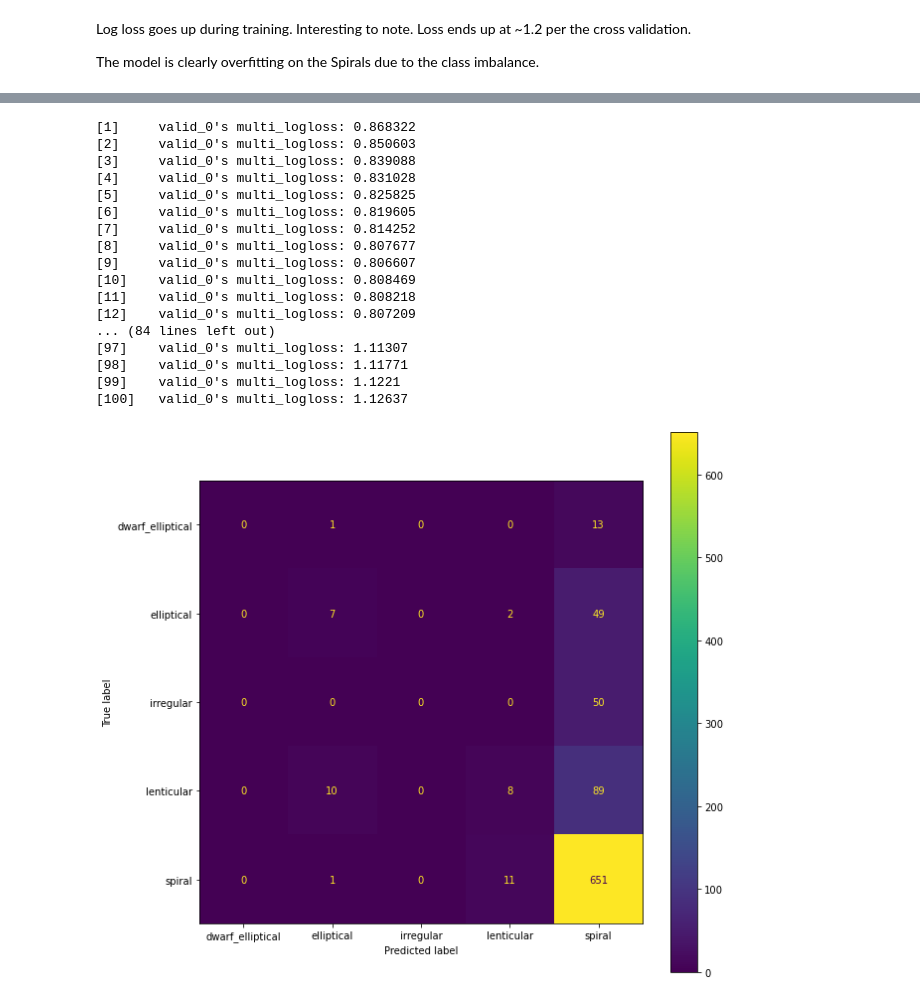
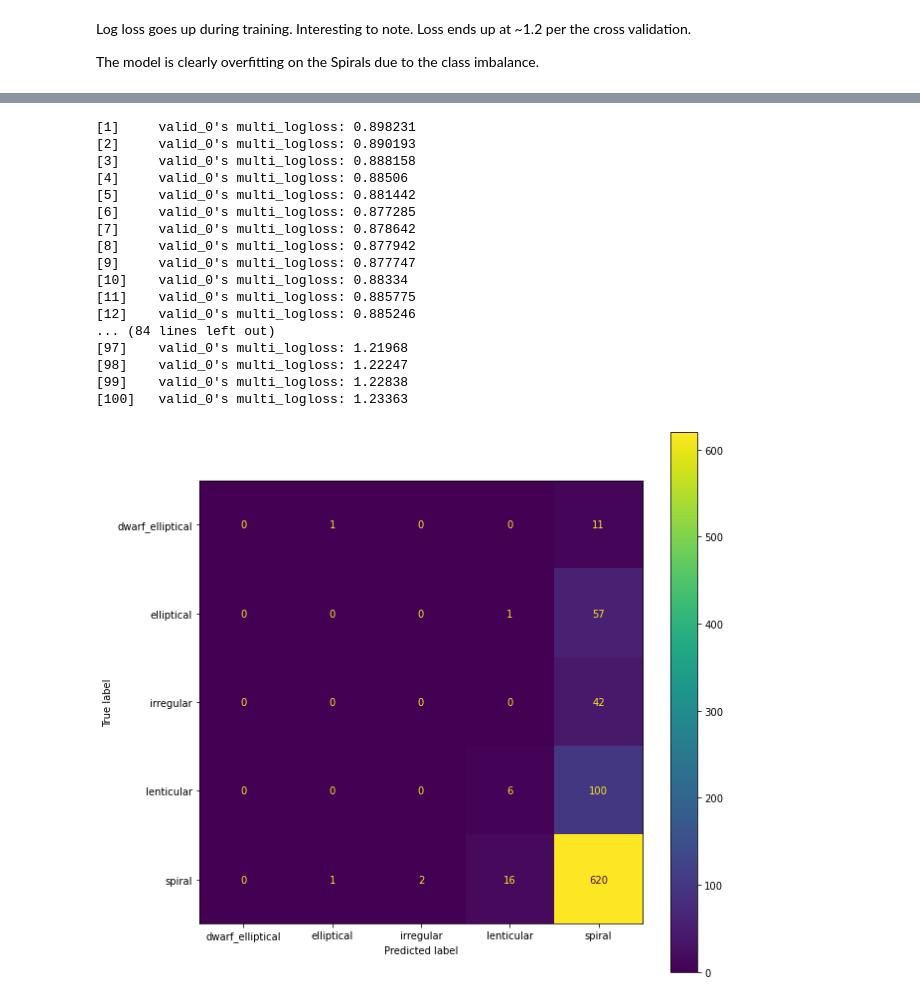
Before and after one commit to frankmaayn/galaxy_computer_vision_with_EFIGI_data, a Jupyter notebook: Notebooks/GBM Evaluation.ipynb, the cells around one changed output, grey strips where cells are left out. Drawn from its saved outputs; the diff is of its cells as text; code cells hidden in the pictures.

```diff
--- a/Notebooks/GBM Evaluation.ipynb
+++ b/Notebooks/GBM Evaluation.ipynb
@@ -57,25 +57,25 @@ gbm_model.cross_validate(5)
 # %%
 # Use our GBM api to plot a confusion matrix on the non-thresholded data.
 from galaxyquest.gbm.GBM import GBM
-gbm_model = GBM("../datasets\EFIGI_SIFT_feature_data_2kp_nothreshold.csv", 256)
+gbm_model = GBM("../datasets\EFIGI_SIFT_feature_data_2kp_threshold.csv", 256)
 gbm_model.train(0.2, 0.1)
 gbm_model.plot_confusion_matrix()
 # %% [output]
-[1]     valid_0's multi_logloss: 0.868322
-[2]     valid_0's multi_logloss: 0.850603
-[3]     valid_0's multi_logloss: 0.839088
-[4]     valid_0's multi_logloss: 0.831028
-[5]     valid_0's multi_logloss: 0.825825
-[6]     valid_0's multi_logloss: 0.819605
-[7]     valid_0's multi_logloss: 0.814252
-[8]     valid_0's multi_logloss: 0.807677
-[9]     valid_0's multi_logloss: 0.806607
-[10]    valid_0's multi_logloss: 0.808469
-[11]    valid_0's multi_logloss: 0.808218
-[12]    valid_0's multi_logloss: 0.807209
+[1]     valid_0's multi_logloss: 0.898231
+[2]     valid_0's multi_logloss: 0.890193
+[3]     valid_0's multi_logloss: 0.888158
+[4]     valid_0's multi_logloss: 0.88506
+[5]     valid_0's multi_logloss: 0.881442
+[6]     valid_0's multi_logloss: 0.877285
+[7]     valid_0's multi_logloss: 0.878642
+[8]     valid_0's multi_logloss: 0.877942
+[9]     valid_0's multi_logloss: 0.877747
+[10]    valid_0's multi_logloss: 0.88334
+[11]    valid_0's multi_logloss: 0.885775
+[12]    valid_0's multi_logloss: 0.885246
 ... (84 lines left out)
-[97]    valid_0's multi_logloss: 1.11307
-[98]    valid_0's multi_logloss: 1.11771
-[99]    valid_0's multi_logloss: 1.1221
-[100]   valid_0's multi_logloss: 1.12637
+[97]    valid_0's multi_logloss: 1.21968
+[98]    valid_0's multi_logloss: 1.22247
+[99]    valid_0's multi_logloss: 1.22838
+[100]   valid_0's multi_logloss: 1.23363
-[figure, old version]
+[figure, new version]
```
Also changed, not shown: parts of 9 cells of this notebook, 2 other files.
